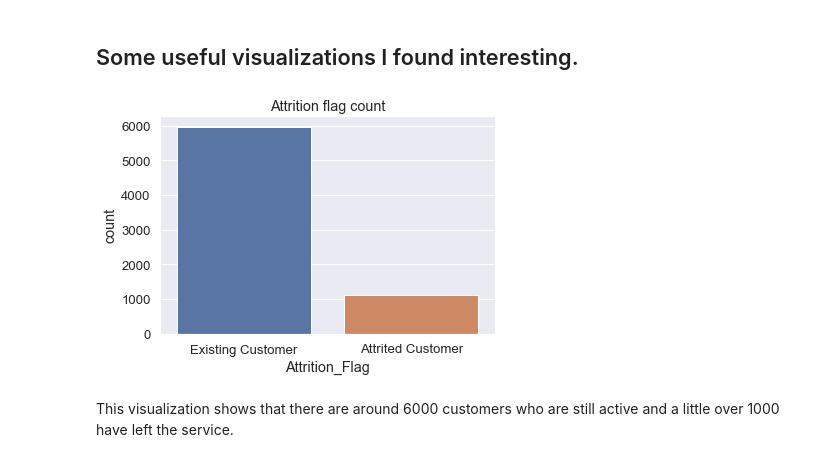
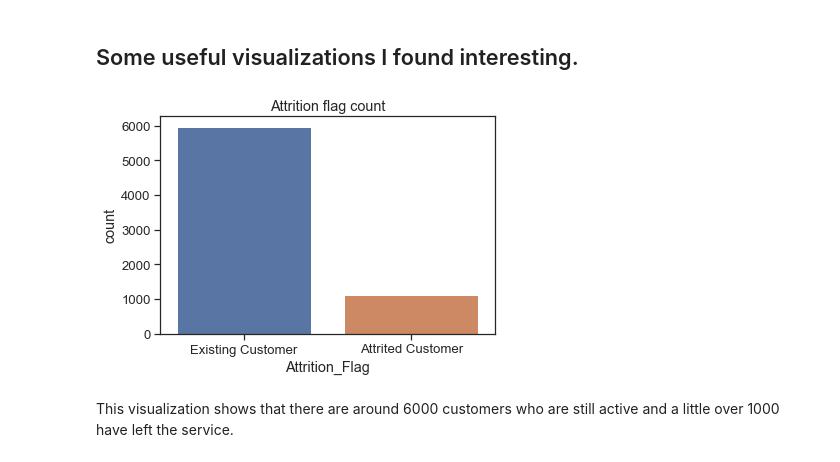
Before and after one commit to data301-2020-winter2/course-project-group_1024, a Jupyter notebook: analysis/Rithujaa/EDA.ipynb, the cells around one changed output. Cells and saved outputs as stored; diff of their text form; code cells hidden in the pictures.

```diff
--- a/analysis/Rithujaa/EDA.ipynb
+++ b/analysis/Rithujaa/EDA.ipynb
@@ -83,11 +83,11 @@ The Card types are: ['Blue' 'Gold' 'Silver' 'Platinum']
 ## Some useful visualizations I found interesting.
 # %%
 project_functions.sns.set_theme(font_scale=1.2)
-project_functions.sns.set_style("darkgrid")
+project_functions.sns.set_style("ticks")
 project_functions.sns.countplot(x='Attrition_Flag', data=df).set_title('Attrition flag count')
 project_functions.plt.show()
 # %% [output]
-[figure, old version]
+[figure, new version]
 # %% [markdown]
 This visualization shows that there are around 6000 customers who are still active and a little over 1000 have left the service.
 # %%
```
Also changed, not shown: parts of 4 cells of this notebook, 5 other files.
